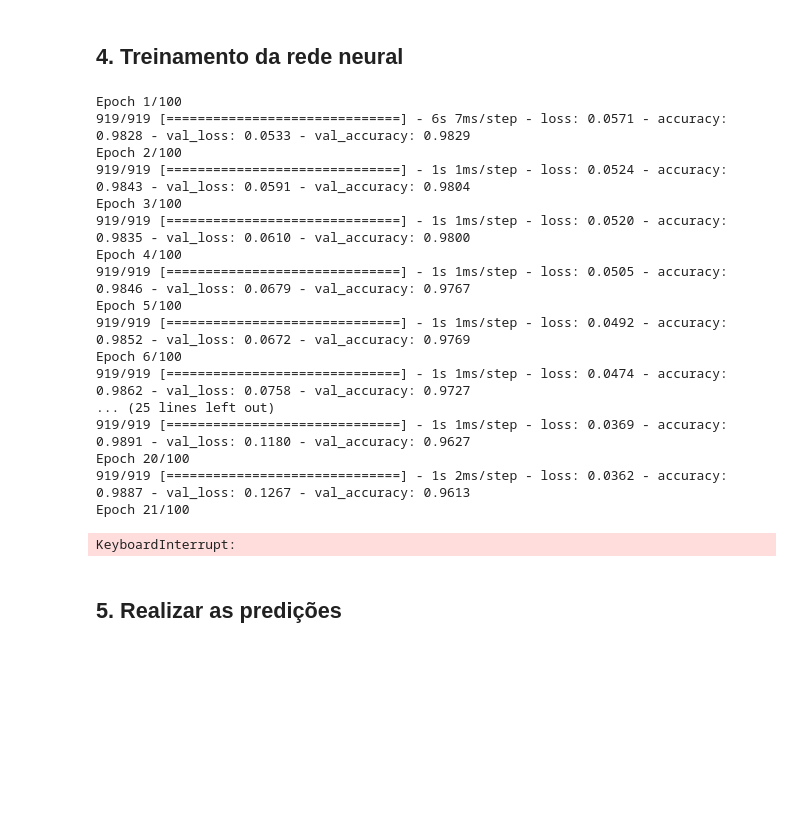
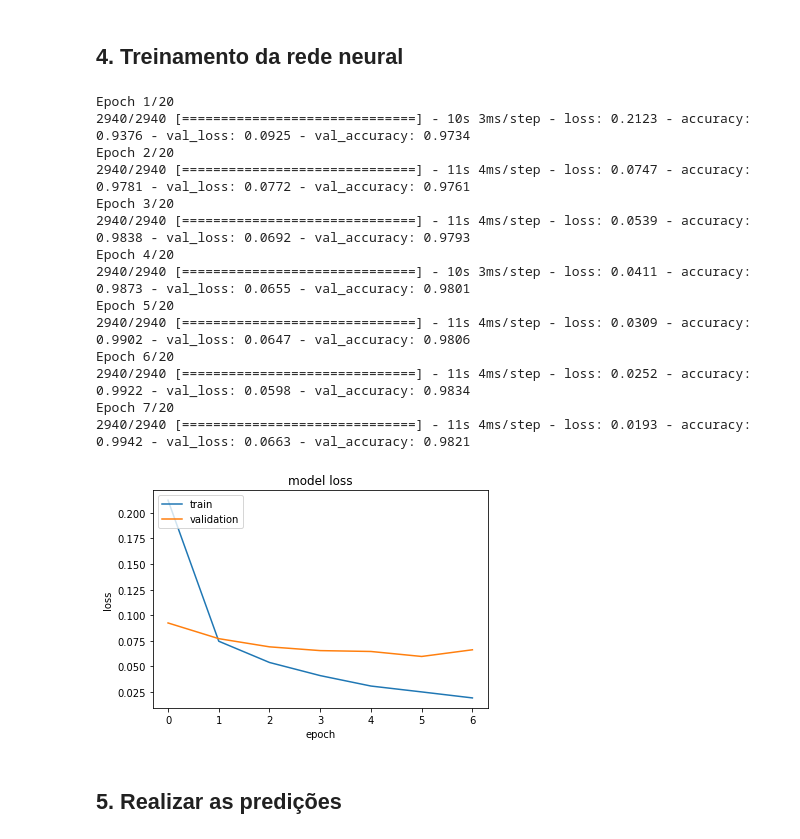
Before and after one commit to UFRJ-Analytica/Kaggle-digit-recognizer-2, a Jupyter notebook: src/Keras_Caue.ipynb, the cells around one changed output. Drawn from its saved outputs; the diff is of its cells as text; code cells hidden in the pictures; blank space fills up the shorter version.

```diff
--- a/src/Keras_Caue.ipynb
+++ b/src/Keras_Caue.ipynb
@@ -56,14 +58,24 @@ x_test = normalizer.fit_transform(x_test)
 # %%
 # Binariza as saídas
 y_train = lb.fit_transform(y_train)
+# %%
+x_train = x_train.reshape(-1, 28,28,1)
+x_test = x_test.reshape(-1, 28, 28, 1)
 # %% [markdown]
 ## 3. Implementação da rede neural
 # %%
 # Cria o modelo
 model = Sequential()
 # %%
-# Camada de entrada e primeira camada escondida
-model.add(Dense(16, input_shape = (784,), activation = 'relu'))
+# Camada de entrada
+model.add(Conv2D(30,
+                 kernel_size = 4,
+                 activation = 'relu',
+                 input_shape = (28, 28, 1)))
 
+#model.add(Dropout(0.1))
+model.add(MaxPool2D(2))
+
+model.add(Flatten())
 # Camada de Saída
 model.add(Dense(10, activation = 'softmax'))
@@ -72,31 +104,33 @@ model.add(Dense(10, activation = 'softmax'))
 model.compile(optimizer = 'adam',
               loss = 'categorical_crossentropy',
               metrics = ['accuracy'])
+
+# Adiciona callbacks
+early_stopping = EarlyStopping(monitor = 'val_loss',
+                               patience = 1)
 # %% [markdown]
 ## 4. Treinamento da rede neural
 # %%
 history = model.fit(x_train,
                     y_train,
-                    epochs = 100,
+                    epochs = 20,
                     shuffle = True,
                     verbose = 1,
-                    validation_split = 0.3)
+                    batch_size = 10,
+                    validation_split = 0.3,
+                    callbacks = [early_stopping])
 # %% [output]
-Epoch 1/100
-919/919 [==============================] - 6s 7ms/step - loss: 0.0571 - accuracy: 0.9828 - val_loss: 0.0533 - val_accuracy: 0.9829
-Epoch 2/100
-919/919 [==============================] - 1s 1ms/step - loss: 0.0524 - accuracy: 0.9843 - val_loss: 0.0591 - val_accuracy: 0.9804
-Epoch 3/100
-919/919 [==============================] - 1s 1ms/step - loss: 0.0520 - accuracy: 0.9835 - val_loss: 0.0610 - val_accuracy: 0.9800
-Epoch 4/100
-919/919 [==============================] - 1s 1ms/step - loss: 0.0505 - accuracy: 0.9846 - val_loss: 0.0679 - val_accuracy: 0.9767
-Epoch 5/100
-919/919 [==============================] - 1s 1ms/step - loss: 0.0492 - accuracy: 0.9852 - val_loss: 0.0672 - val_accuracy: 0.9769
-Epoch 6/100
-919/919 [==============================] - 1s 1ms/step - loss: 0.0474 - accuracy: 0.9862 - val_loss: 0.0758 - val_accuracy: 0.9727
-... (25 lines left out)
-919/919 [==============================] - 1s 1ms/step - loss: 0.0369 - accuracy: 0.9891 - val_loss: 0.1180 - val_accuracy: 0.9627
-Epoch 20/100
-919/919 [==============================] - 1s 2ms/step - loss: 0.0362 - accuracy: 0.9887 - val_loss: 0.1267 - val_accuracy: 0.9613
-Epoch 21/100
+Epoch 1/20
+2940/2940 [==============================] - 10s 3ms/step - loss: 0.2123 - accuracy: 0.9376 - val_loss: 0.0925 - val_accuracy: 0.9734
+Epoch 2/20
+2940/2940 [==============================] - 11s 4ms/step - loss: 0.0747 - accuracy: 0.9781 - val_loss: 0.0772 - val_accuracy: 0.9761
+Epoch 3/20
+2940/2940 [==============================] - 11s 4ms/step - loss: 0.0539 - accuracy: 0.9838 - val_loss: 0.0692 - val_accuracy: 0.9793
+Epoch 4/20
+2940/2940 [==============================] - 10s 3ms/step - loss: 0.0411 - accuracy: 0.9873 - val_loss: 0.0655 - val_accuracy: 0.9801
+Epoch 5/20
+2940/2940 [==============================] - 11s 4ms/step - loss: 0.0309 - accuracy: 0.9902 - val_loss: 0.0647 - val_accuracy: 0.9806
+Epoch 6/20
+2940/2940 [==============================] - 11s 4ms/step - loss: 0.0252 - accuracy: 0.9922 - val_loss: 0.0598 - val_accuracy: 0.9834
+Epoch 7/20
+2940/2940 [==============================] - 11s 4ms/step - loss: 0.0193 - accuracy: 0.9942 - val_loss: 0.0663 - val_accuracy: 0.9821
-KeyboardInterrupt:
@@ -103,3 +141,14 @@ KeyboardInterrupt:
+# %%
+# Plota os erros de treinamento e de validação
+plt.plot(history.history['loss'])
+plt.plot(history.history['val_loss'])
+plt.title('model loss')
+plt.ylabel('loss')
+plt.xlabel('epoch')
+plt.legend(['train', 'validation'], loc='upper left')
+plt.show()
+# %% [output]
+[figure, added]
 # %% [markdown]
 ## 5. Realizar as predições
 # %%
```
Also changed, not shown: parts of 8 cells of this notebook, 4 other files.
